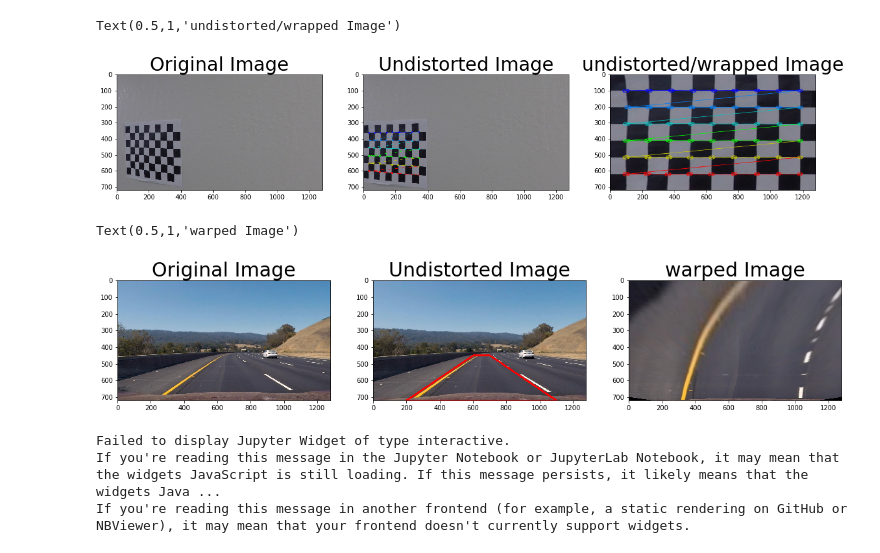
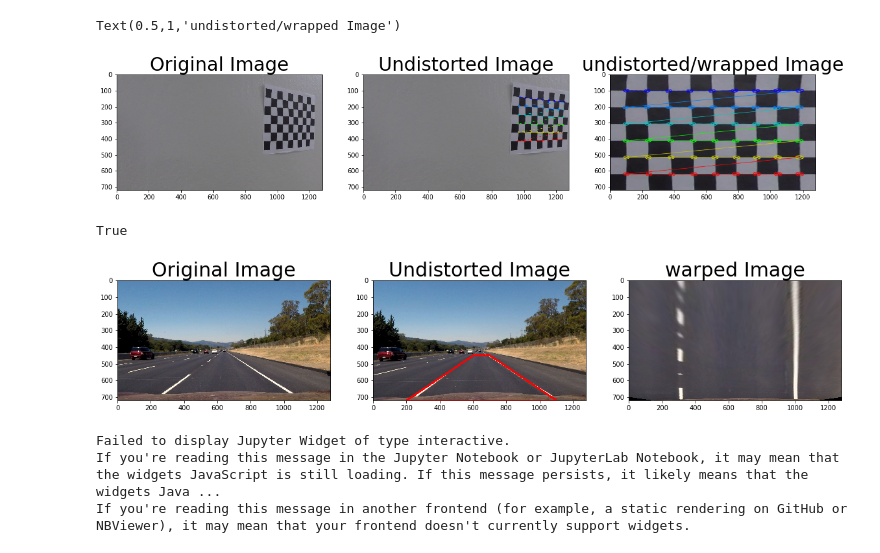
Before and after one commit to henrisve/CarND-Advanced-Lane-Lines, a Jupyter notebook: Analyse_data.ipynb, the cells around one changed output. Cells and saved outputs as stored; diff of their text form; code cells hidden in the pictures.

```diff
--- a/Analyse_data.ipynb
+++ b/Analyse_data.ipynb
@@ -40,7 +40,7 @@ def calc_objimg_points(images,nx,ny):
     return objpoints, imgpoints
 
 
-def undistort(img, objpoints, imgpoints,nx, ny):
+def undistort(img, objpoints, imgpoints):
     # Use cv2.calibrateCamera() and cv2.undistort()
     ret, mtx, dist, rvecs, tvecs = cv2.calibrateCamera(objpoints, imgpoints, img.shape[1::-1], None, None)
     undist =  cv2.undistort(img, mtx, dist, None, mtx)
@@ -90,7 +90,7 @@ images = glob.glob('camera_cal/*.jpg')
 objpoints, imgpoints = calc_objimg_points(images,nx,ny)
 image=cv2.imread(images[np.random.randint(len(images)-1)])
 image = cv2.cvtColor(image, cv2.COLOR_BGR2RGB)
-undist = undistort(image, objpoints, imgpoints,nx, ny)
+undist = undistort(image, objpoints, imgpoints)
 unwrapedImage, m=  corners_unwarp(undist,nx, ny)
 
 # Visualize undistortion
@@ -104,7 +104,7 @@ ax3.imshow(unwrapedImage)
 ax3.set_title('undistorted/wrapped Image', fontsize=30)
 # %% [output]
 Text(0.5,1,'undistorted/wrapped Image')
-[figure, old version]
+[figure, new version]
 # %%
 #second part
 #Here we read the test image and apply the undist calculated in part 1.
@@ -116,37 +116,39 @@ def corners_unwarp_road(img,invert=False):
     if invert:
         M = cv2.getPerspectiveTransform(dst, src)
     else:
         M = cv2.getPerspectiveTransform(src, dst)
     #gray = cv2.cvtColor(img, cv2.COLOR_BGR2GRAY)
     img_size = img.shape[1::-1]
     warped = cv2.warpPerspective(img, M, img_size)
     return warped
 
 #images = glob.glob('test_images/*.jpg')
 #images  = cv2.imread(images)#[np.random.randint(len(images)-1)])
 #read all files and convert to rgb
 images = [cv2.cvtColor(cv2.imread(file), cv2.COLOR_BGR2RGB) for file in glob.glob('test_images/*.jpg')]
-imageIndex=np.random.randint(len(images)-1)
+imageIndex=np.random.randint(len(images))
 undist=np.zeros_like(images)
 for i,image in enumerate(images):
-    undist[i] = undistort(image, objpoints, imgpoints,nx, ny)
+    undist[i] = undistort(image, objpoints, imgpoints)
 
 
 
 src=np.array([[200,720],[1100,720],[700,450],[600,450]], np.int32)
 src = src.reshape((-1,1,2))
 undist_line=cv2.polylines(undist[imageIndex].copy(), [src], True,(255,0,0),thickness=10)
 warped=corners_unwarp_road(undist[imageIndex])
 f, (ax1, ax2,ax3) = plt.subplots(1, 3, figsize=(20,10))
 ax1.imshow(images[imageIndex])
 ax1.set_title('Original Image', fontsize=30)
 ax2.imshow(undist_line)
+cv2.imwrite("undist.jpg",cv2.cvtColor(undist_line, cv2.COLOR_BGR2RGB))
 ax2.set_title('Undistorted Image', fontsize=30)
 ax3.imshow(warped)
 ax3.set_title('warped Image', fontsize=30)
+cv2.imwrite("warp.jpg",cv2.cvtColor(warped, cv2.COLOR_BGR2RGB))
 # %% [output]
-Text(0.5,1,'warped Image')
+True
-[figure, old version]
+[figure, new version]
 # %%
 # Third part, use images above and apply sobel and some other stuff to
 # create a binary image. we use an interact to play around and faster try new threshold values.
```
Also changed, not shown: parts of 10 cells of this notebook.
